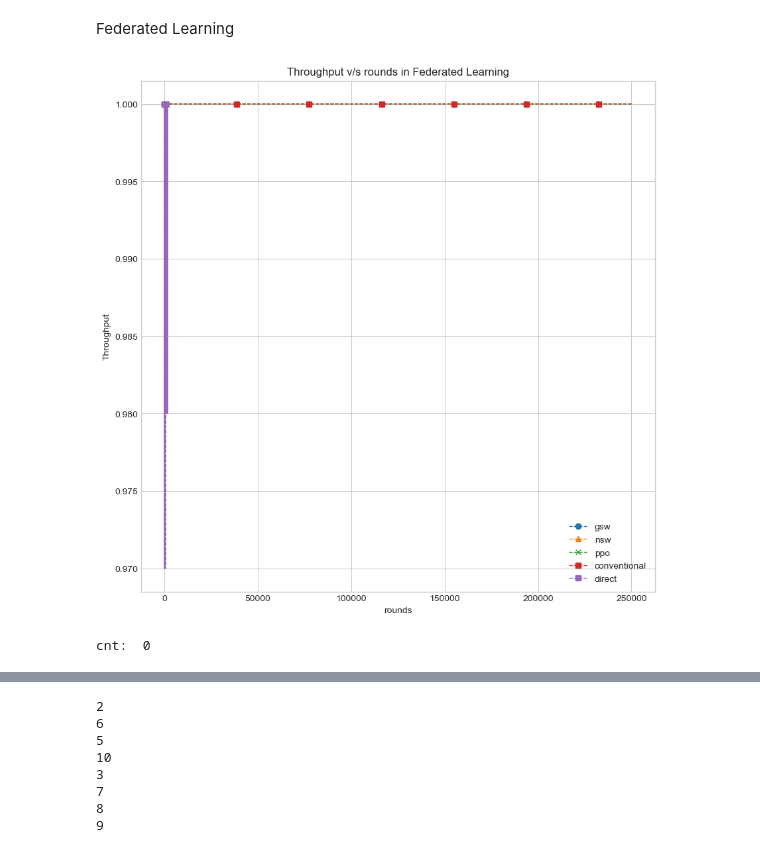
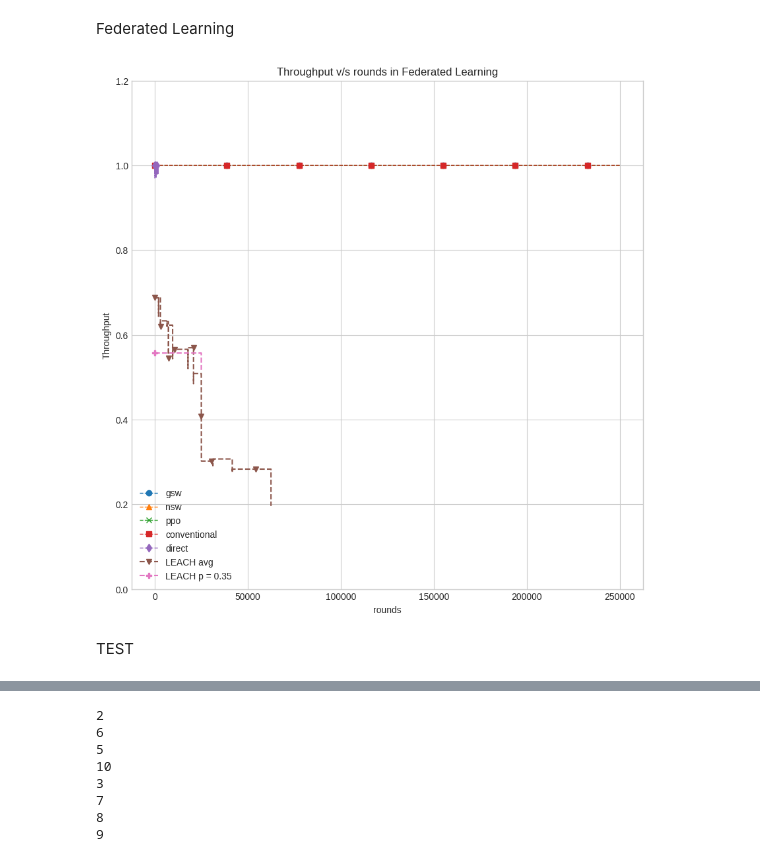
Before and after one commit to sanyam-dev/Wireless_Sensor_Network, a Jupyter notebook: result.ipynb, the cells around one changed output, grey strips where cells are left out. Saved outputs shown, nothing was run; the diff lists cells and outputs as text; code cells hidden in the pictures.

```diff
--- a/result.ipynb
+++ b/result.ipynb
@@ -195,9 +256,25 @@ df = np.load(p, allow_pickle=True).item()
 # x = np.linspace(0, 7814, 7814)
 plt.plot( df['energy'], marker = 'd', lw=1,label = "direct", markevery=0.4, linestyle = 'dashed')
 
+
+P = [0.03, 0.3, 0.7, 0.07, 0.35, 0.45]
+P.sort()
+l = []
+for p in P:
+	path = "results/conventional/result/leach/"+ str(p) + "/fl-performance.npy"
+	df = pd.DataFrame(np.load(path, allow_pickle=True).item())
+	l.append(df['energy'].values.tolist())
+	# l.append([x[-1] for x in df['throughput'].values.tolist()])
+	# plt.plot(l[-1], label = str(p))
+# outcome = [np.nanmean(n) for n in zip_longest(l[0], l[1], l[2], l[3], l[4], l[5], fillvalue=float("nan"))]
+# plt.plot(outcome, marker = 'v', linestyle = 'dashed', label = "LEACH avg", markevery = 0.1)
+plt.plot(l[4], marker='P', linestyle = 'dashed', label='LEACH p = 0.35', markevery = 0.75)
+
+
+
 plt.xlabel("rounds")
 plt.ylabel("Energy")
 plt.title("Energy v/s rounds in Federated Learning")
 plt.legend()
-plt.savefig(fname="results/final/Energy_v_rounds_fl.svg", format="svg")
+# plt.savefig(fname="results/final/Energy_v_rounds_fl.svg", format="svg")
 # %% [output]
@@ -232,32 +333,46 @@ plt.savefig(fname="results/final/Throughput_v_rounds-cl.svg", format="svg")
 # %% [markdown]
 Federated Learning
 # %%
-cnt = 0
 plt.figure(figsize=(10,10))
+
 for path in paths:
 	p = path["ppath"] + path["multihop-fl"]
 	l = np.load(p, allow_pickle=True).item()
+	x = [i for i in range(len(l['throughput']))]
 	y = [x[-1] for x in l['throughput']]
-	for _ in y:
-		if _ != l['throughput'][0][-1]:
-			cnt += 1
-	x = [i for i in range(len(y))]
-	plt.plot(x, y, marker = path['marker'], lw = 1, label=path['label'], markevery=0.1, linestyle = 'dashed')
+	# print(path['label'], len(x), len(l['latency']))
+	plt.plot(x,y, marker = path['marker'], lw=1, label = path['label'], markevery=0.1, linestyle = 'dashed')
+
+path = paths[-1]
+p = path["ppath"] + path["direct-fl"]
+l = np.load(p, allow_pickle=True).item()
+x = [i for i in range(len(l['throughput']))]
+y = [x[-1] for x in l['throughput']]
+plt.plot(x, y, marker = 'd', lw=1,label = "direct", markevery=0.75, linestyle = 'dashed')
 
 
-p = path["ppath"] + path["direct-fl"]
-l = np.load(p, allow_pickle=True).item()
-y = [x[-1] for x in l['throughput']]
-x = [i for i in range(len(y))]
-plt.plot(x, y, marker = path['marker'], lw = 1, label="direct", markevery=1000, linestyle = 'dashed')
+P = [0.03, 0.3, 0.7, 0.07, 0.35, 0.45]
+P.sort()
+l = []
+for p in P:
+	path = "results/conventional/result/leach/"+ str(p) + "/fl-performance.npy"
+	# l = np.load(p, allow_pickle=True).item()
+	y = np.load(path, allow_pickle=True).item()
+	yhat = [x[-1] for x in y['throughput']]
+	l.append(yhat)
+	# l.append(df['latency'].values.tolist())
+	# l.append([x[-1] for x in df['throughput'].values.tolist()])
+	# plt.plot(l[-1], label = str(p))
+
+outcome = [np.nanmean(n) for n in zip_longest(l[0], l[1], l[2], l[3], l[4], l[5], fillvalue=float("nan"))]
+plt.plot(outcome, marker = 'v', linestyle = 'dashed', label = "LEACH avg", markevery = 0.1)
+plt.plot(l[4], marker='P', linestyle = 'dashed', label='LEACH p = 0.35', markevery = 0.75)
 
 plt.xlabel("rounds")
 plt.ylabel("Throughput")
 plt.title("Throughput v/s rounds in Federated Learning")
+plt.ylim(0, 1.2)
 plt.legend()
-plt.show()
-
-print("cnt: ", cnt)
+plt.savefig(fname="results/final/Throughput_v_rounds-fl.svg", format="svg")
 # %% [output]
-[figure, old version]
+[figure, new version]
-cnt:  0
@@ -285,3 +379,5 @@ plt.savefig(fname="results/final/Throughput_v_rounds-fl.svg", format="svg")
+# %% [markdown]
+TEST
 # %%
 for path in paths:
 	p = path["ppath"] + path["multihop-fl"]
```
Also changed, not shown: parts of 16 cells of this notebook, 37 other files.
